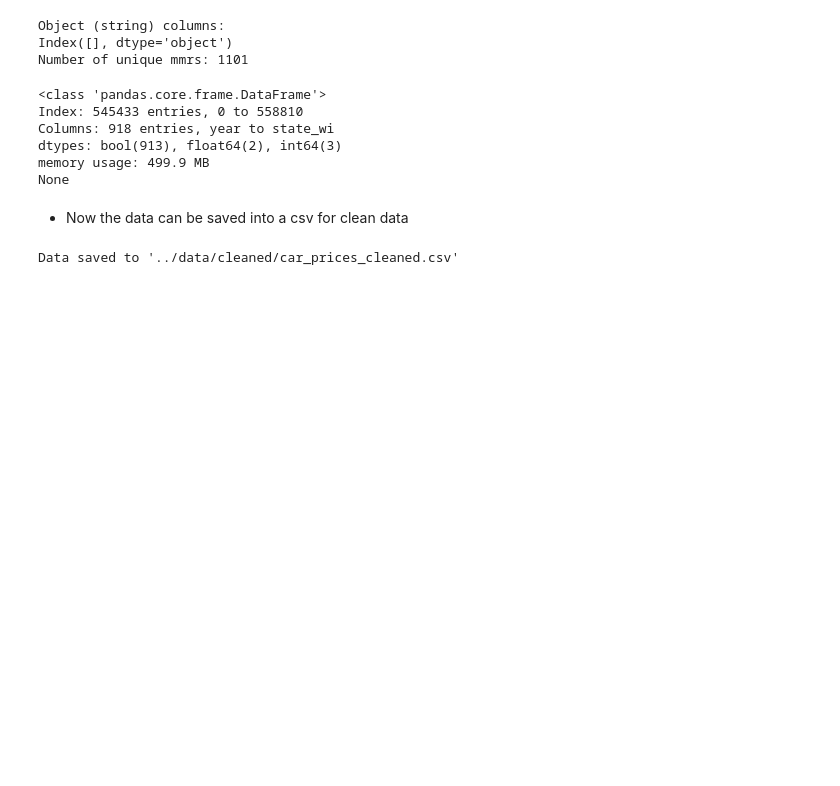
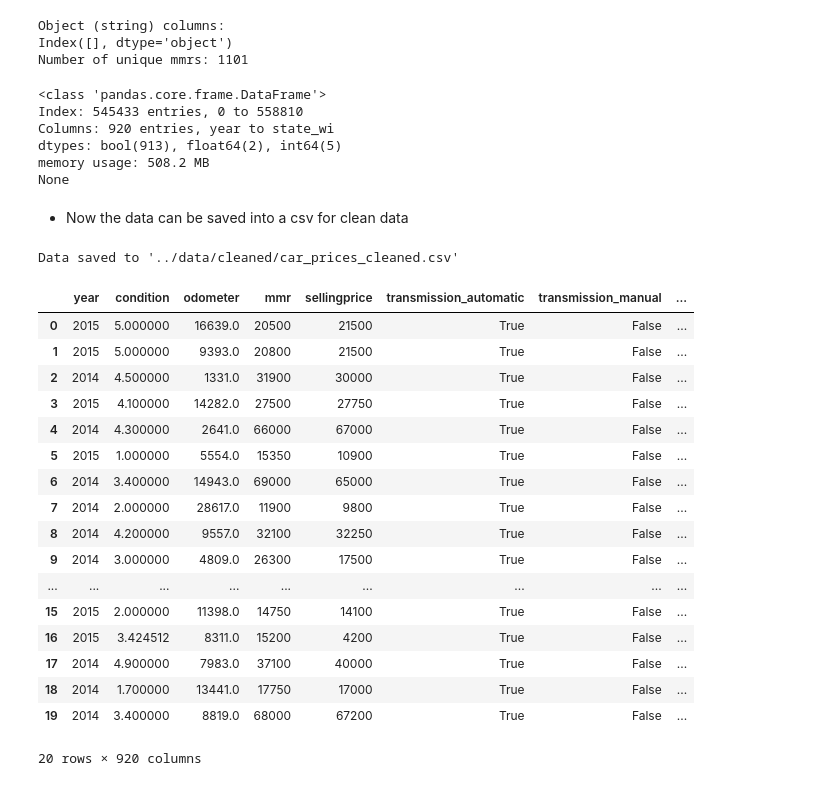
Before and after one commit to roymraziv/Car-Auction-Machine-Learning-Project, a Jupyter notebook: notebooks/01_data_cleaning.ipynb, the cells around one changed output. Cells and saved outputs as stored; diff of their text form; code cells hidden in the pictures; blank space fills up the shorter version.

Commit message:
feat: update data cleaning

```diff
--- a/notebooks/01_data_cleaning.ipynb
+++ b/notebooks/01_data_cleaning.ipynb
@@ -132,7 +132,7 @@ car_df = car_df.dropna(subset=['make', 'model', 'odometer', 'body'])
 
 # Drop unnecessary columns
 # 'vin' is a unique identifier
-car_df = car_df.drop(columns=['vin', 'saledate', 'seller', 'trim'])
+car_df = car_df.drop(columns=['vin', 'seller', 'trim'])
 
 # Show percentage of nulls per column
 print("Percentage of nulls per column after cleaning:")
@@ -258,3 +259,10 @@ Unique models: ['Sorento' '3 Series' 'S60' '6 Series Gran Coupe' 'Altima' 'M5' '
  'GMC' 'Ram' 'smart' 'Bentley' 'Pontiac' 'Saturn' 'Maserati' 'Mercury'
  'HUMMER' 'Saab' 'Suzuki' 'Oldsmobile' 'Isuzu' 'Geo' 'Rolls-Royce'
  'Daewoo' 'Plymouth' 'Tesla' 'Aston Martin' 'Fisker' 'Lamborghini' 'Lotus']
+# %%
+print(car_df['saledate'].head(10))
+print('\n')
+
+print(car_df['saledate'].dtype)
+car_df['saledate'] = pd.to_datetime(car_df['saledate'], errors='coerce')
+# print(car_df['saledate'].dtype)
@@ -260,0 +284,12 @@ Unique models: ['Sorento' '3 Series' 'S60' '6 Series Gran Coupe' 'Altima' 'M5' '
+# %%
+# Extract numeric features from 'saledate'
+car_df['saledate'] = pd.to_datetime(car_df['saledate'], errors='coerce') # second call to ensure conversion
+print(f"Data type of 'saledate': {car_df['saledate'].dtype}")
+
+# Extract numeric features
+car_df['sale_year'] = car_df['saledate'].dt.year.fillna(-1).astype(int)
+car_df['sale_month'] = car_df['saledate'].dt.month.fillna(-1).astype(int)
+
+print('Extracted features from saledate:')
+print(car_df[['sale_year', 'sale_month']].head())
+car_df.drop(columns=['saledate'], inplace=True)
@@ -298,15 +342,34 @@ print(car_df.info())
 # %% [output]
 <class 'pandas.core.frame.DataFrame'>
 Index: 545433 entries, 0 to 558810
-Columns: 918 entries, year to state_wi
-dtypes: bool(913), float64(2), int64(3)
-memory usage: 499.9 MB
+Columns: 920 entries, year to state_wi
+dtypes: bool(913), float64(2), int64(5)
+memory usage: 508.2 MB
 None
 # %% [markdown]
 - Now the data can be saved into a csv for clean data
 # %%
 # Save cleaned data to CSV
 car_df.to_csv('../data/cleaned/car_prices_cleaned.csv', index=False)
 print("Data saved to '../data/cleaned/car_prices_cleaned.csv'")
+car_df.head(20)
 # %% [output]
 Data saved to '../data/cleaned/car_prices_cleaned.csv'
+|  | year | condition | odometer | mmr | sellingprice | transmission_automatic | transmission_manual | ... |
+| 0 | 2015 | 5.000000 | 16639.0 | 20500 | 21500 | True | False | ... |
+| 1 | 2015 | 5.000000 | 9393.0 | 20800 | 21500 | True | False | ... |
+| 2 | 2014 | 4.500000 | 1331.0 | 31900 | 30000 | True | False | ... |
+| 3 | 2015 | 4.100000 | 14282.0 | 27500 | 27750 | True | False | ... |
+| 4 | 2014 | 4.300000 | 2641.0 | 66000 | 67000 | True | False | ... |
+| 5 | 2015 | 1.000000 | 5554.0 | 15350 | 10900 | True | False | ... |
+| 6 | 2014 | 3.400000 | 14943.0 | 69000 | 65000 | True | False | ... |
+| 7 | 2014 | 2.000000 | 28617.0 | 11900 | 9800 | True | False | ... |
+| 8 | 2014 | 4.200000 | 9557.0 | 32100 | 32250 | True | False | ... |
+| 9 | 2014 | 3.000000 | 4809.0 | 26300 | 17500 | True | False | ... |
+| ... | ... | ... | ... | ... | ... | ... | ... | ... |
+| 15 | 2015 | 2.000000 | 11398.0 | 14750 | 14100 | True | False | ... |
+| 16 | 2015 | 3.424512 | 8311.0 | 15200 | 4200 | True | False | ... |
+| 17 | 2014 | 4.900000 | 7983.0 | 37100 | 40000 | True | False | ... |
+| 18 | 2014 | 1.700000 | 13441.0 | 17750 | 17000 | True | False | ... |
+| 19 | 2014 | 3.400000 | 8819.0 | 68000 | 67200 | True | False | ... |
+20 rows × 920 columns
```
Also changed, not shown: parts of 6 cells of this notebook.
